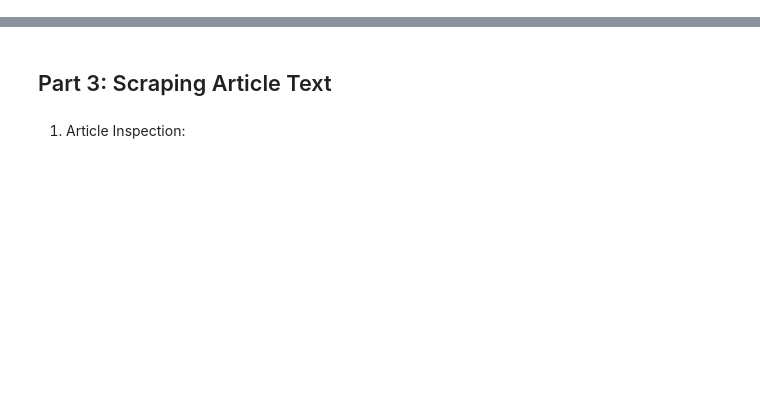
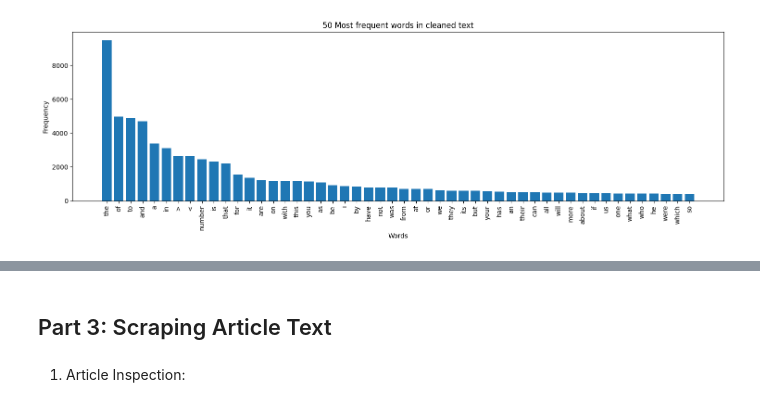
Before and after one commit to SqushiLoL/GDS, a Jupyter notebook: A2/notebook2.ipynb, the cells around one changed output, grey strips where cells are left out. Saved outputs shown, nothing was run; the diff lists cells and outputs as text; code cells hidden in the pictures; blank space fills up the shorter version.

```diff
--- a/A2/notebook2.ipynb
+++ b/A2/notebook2.ipynb
@@ -0,0 +3,97 @@
+# %%
+# 1: Import Dataset
+
+import nltk
+import matplotlib.pyplot as plt
+from collections import Counter
+import pandas as pd
+from nltk.tokenize import word_tokenize
+from cleantext import clean
+
+nltk.download('punkt_tab')
+
+# 1: Read the CSV file and save the original
+df = pd.read_csv("news_sample.csv")
+
+# Save the original raw text before cleaning
+df['raw_content'] = df['content']
+
+def clean_text_lib(text):
+   return clean(text,
+               lower=True,
+               no_line_breaks=True,
+               no_urls=True,
+               no_emails=True,
+               no_numbers=True,
+               no_punct=True)
+
+# 2: Clean the data
+df['clean_content'] = df['content'].apply(lambda x: clean_text_lib(x) if isinstance(x, str) else "")
+
+# 3: get all raw data from 'content'
+raw_text = " ".join(df['content'].dropna().tolist())
+raw_tokens = word_tokenize(raw_text)
+unique_raw_words = set(raw_tokens)
+print("unique words in raw text:", len(unique_raw_words))
+
+# Get all cleaned text from the new "clean_content"
+clean_text_all = " ".join(df['clean_content'].dropna().tolist())
+clean_tokens = word_tokenize(clean_text_all)
+unique_clean_words = set(clean_tokens)
+print("unique words in cleaned text:", len(unique_clean_words))
+
+# number of each word in cleaned text
+word_freq = Counter(clean_tokens)
+most_common_50 = word_freq.most_common(50)
+
+# Extract words and frequencies
+words, frequencies = zip(*most_common_50)
+
+# Plot the 50 most frequent words
+plt.figure(figsize=(15, 5))
+plt.bar(words, frequencies)
+plt.xlabel("Words")
+plt.ylabel("Frequency")
+plt.title("50 Most frequent words in cleaned text")
+plt.xticks(rotation=90)
+plt.tight_layout()
+plt.show()
+
+
+
+
+
+# 2: Dataset Analysis
+
+# A: Determine which article types should be omitted, if any.
+
+# leave out satire (just humor)
+df = df[df['type'] != 'satire']
+# Has no data
+df = df[df['type'] != 'state']
+# misleading science
+df = df[df['type'] != 'junksci']
+# not reliable, just hate
+df = df[df['type'] != 'hate']
+# exaggerated
+df = df[df['type'] != 'clickbait']
+# specefic viewpoint
+df = df[df['type'] != 'political']
+
+
+
+# B: Group the remaining types into 'fake' and 'reliable'. Argue for your choice.
+
+# fake
+df['type'] = df['type'].replace(['conspiracy', 'fake'], 'fake')
+
+
+#reliable
+df['type'] = df['type'].replace(['unreliable', 'bias', 'unreliable', 'unknown'], 'reliable')
+print(df['type'].value_counts())
+
+# C: Examine the percentage distribution of 'reliable' vs. 'fake' articles. Is the dataset balanced? Discuss the importance of a balanced distribution.
+
+# reliable vs fake - percentage
+print(df['type'].value_counts(normalize=True))
+# %% [output]
@@ -0,0 +106 @@
+[figure, added]
```
Also changed, not shown: parts of 5 cells of this notebook, 1 other file.
